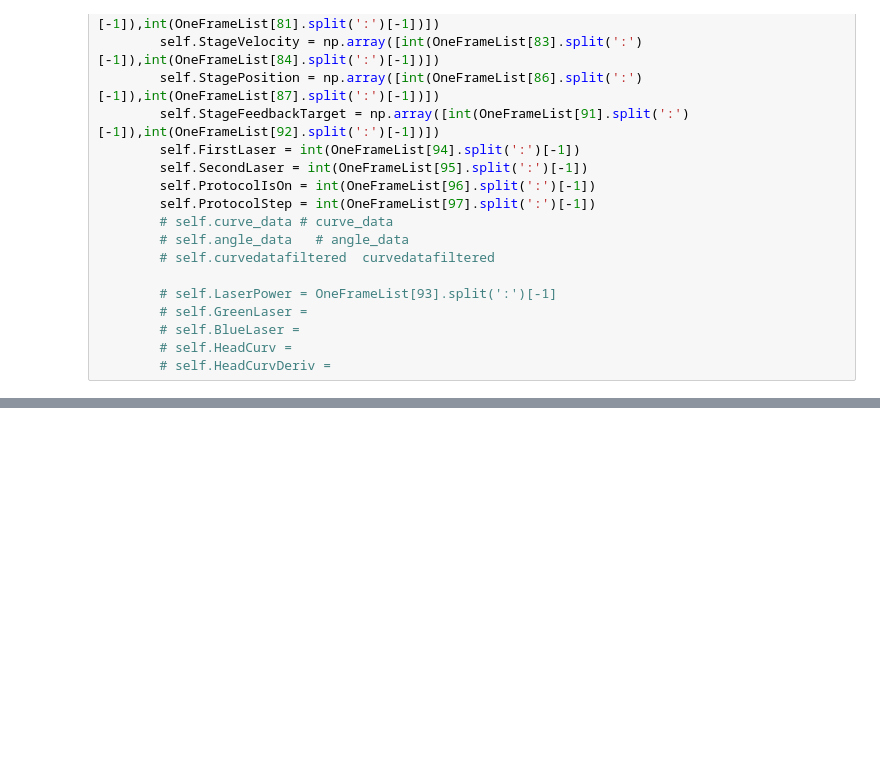
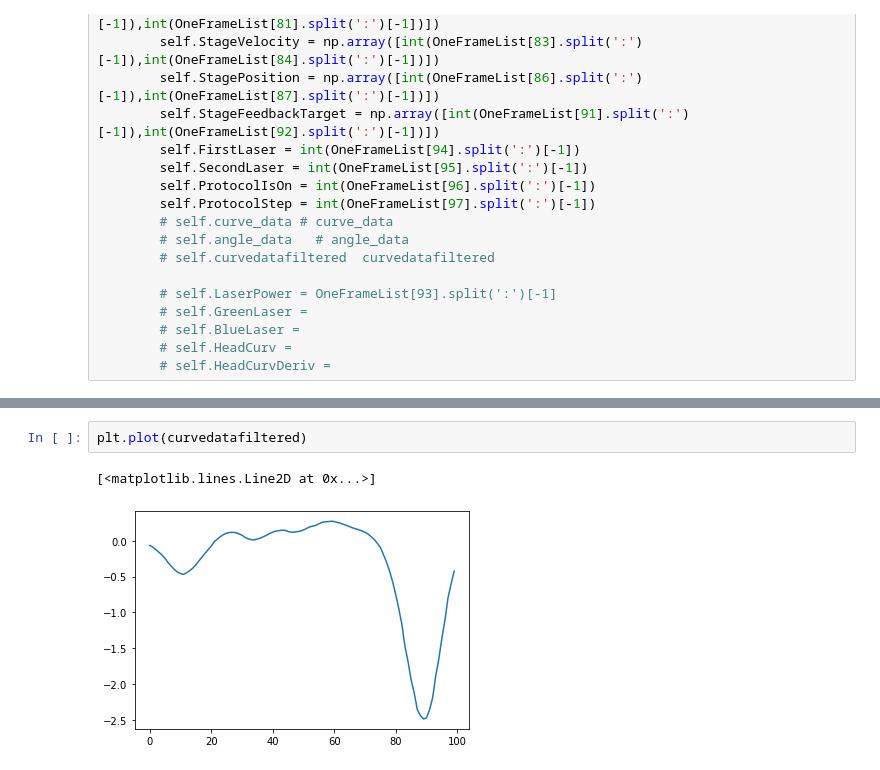
Before and after one commit to Wenlab/Extract_Colbert_Yaml_File, a Jupyter notebook: fix_bug.ipynb, the cells around one changed output, grey strips where cells are left out. Drawn from its saved outputs; the diff is of its cells as text; blank space fills up the shorter version.

```diff
--- a/fix_bug.ipynb
+++ b/fix_bug.ipynb
@@ -314,0 +613,5 @@ centerline = YamlFiles.Centerline
+# %%
+plt.plot(curvedatafiltered)
+# %% [output]
+[<matplotlib.lines.Line2D at 0x...>]
+[figure, added]
```
Also changed, not shown: parts of 17 cells of this notebook, 1 other file.
